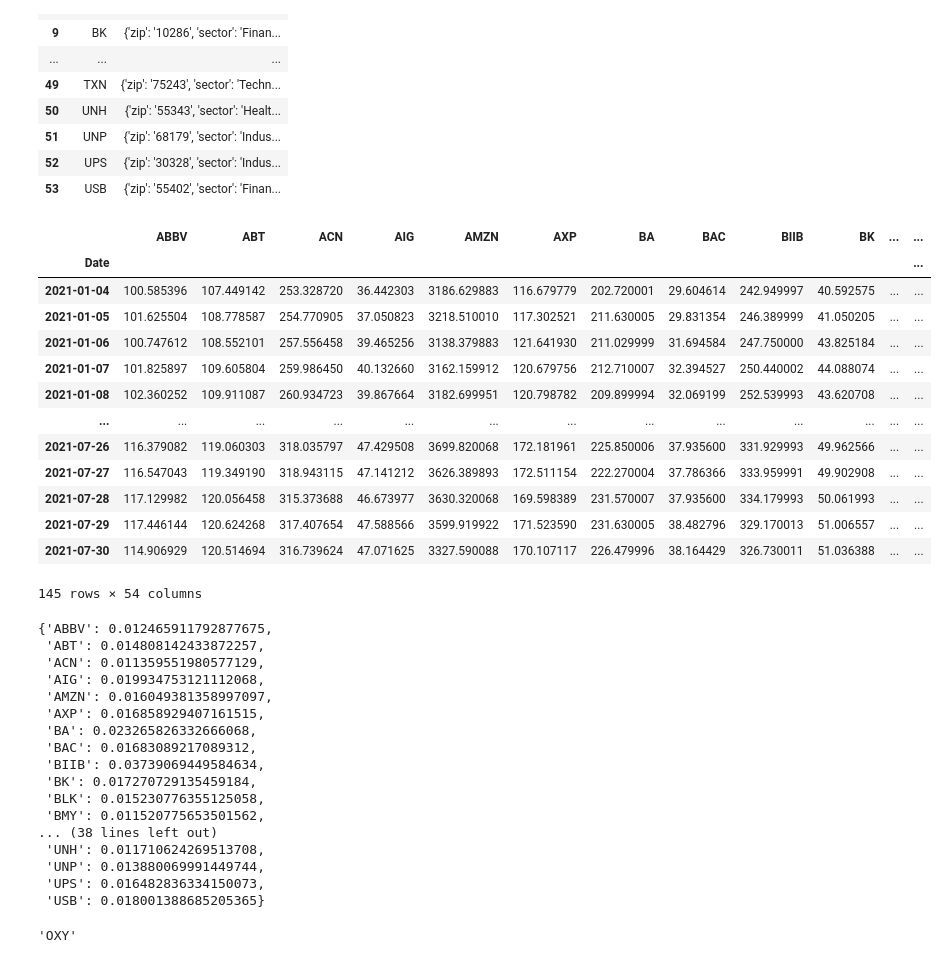
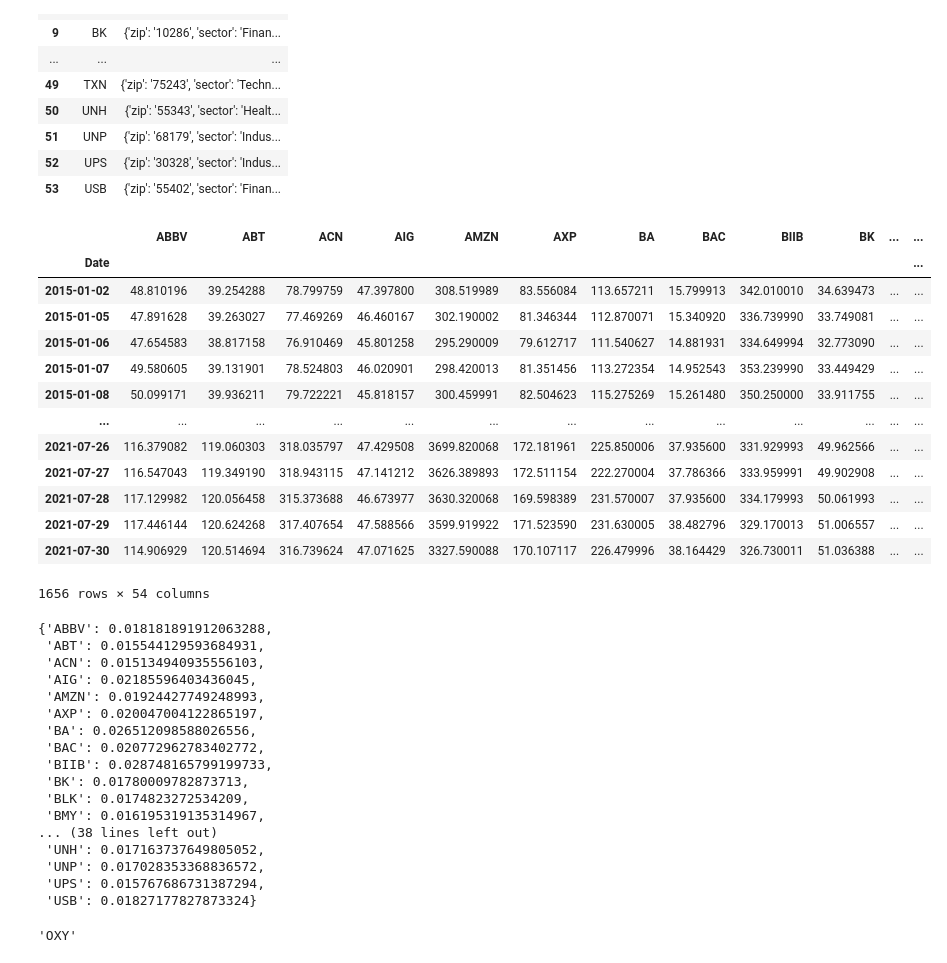
Before and after one commit to billbai0102/CFM101-Group-Assignment, a Jupyter notebook: Correlation code.ipynb, the cells around one changed output. Saved outputs shown, nothing was run; the diff lists cells and outputs as text; code cells hidden in the pictures.

```diff
--- a/Correlation code.ipynb
+++ b/Correlation code.ipynb
@@ -34,60 +34,64 @@ ticker_df
 | 52 | UPS | {'zip': '30328', 'sector': 'Indus... |
 | 53 | USB | {'zip': '55402', 'sector': 'Finan... |
 # %%
+#goes through the filtered list and creates a dataframe of their closing prices
 def dataframer(df,start_date,end_date):
     dic={}
     for i in range(len(df.index)):
         tick=df.iloc[i,0]
         t=yf.Ticker(tick)
         t_hist=t.history(start=start_date, end=end_date)
         dic[tick]=t_hist.Close
     return dic
 
-
-prices=pd.DataFrame(dataframer(ticker_df, "2021-01-01", "2021-08-01"))
+#creates the dataframe price using the function dataframer
+prices=pd.DataFrame(dataframer(ticker_df, "2015-01-01", "2021-08-01"))
 prices
 # %% [output]
 |  | ABBV | ABT | ACN | AIG | AMZN | AXP | BA | BAC | BIIB | BK | ... | ... |
 | Date |  |  |  |  |  |  |  |  |  |  |  | ... |
-| 2021-01-04 | 100.585396 | 107.449142 | 253.328720 | 36.442303 | 3186.629883 | 116.679779 | 202.720001 | 29.604614 | 242.949997 | 40.592575 | ... | ... |
-| 2021-01-05 | 101.625504 | 108.778587 | 254.770905 | 37.050823 | 3218.510010 | 117.302521 | 211.630005 | 29.831354 | 246.389999 | 41.050205 | ... | ... |
-| 2021-01-06 | 100.747612 | 108.552101 | 257.556458 | 39.465256 | 3138.379883 | 121.641930 | 211.029999 | 31.694584 | 247.750000 | 43.825184 | ... | ... |
-| 2021-01-07 | 101.825897 | 109.605804 | 259.986450 | 40.132660 | 3162.159912 | 120.679756 | 212.710007 | 32.394527 | 250.440002 | 44.088074 | ... | ... |
-| 2021-01-08 | 102.360252 | 109.911087 | 260.934723 | 39.867664 | 3182.699951 | 120.798782 | 209.899994 | 32.069199 | 252.539993 | 43.620708 | ... | ... |
+| 2015-01-02 | 48.810196 | 39.254288 | 78.799759 | 47.397800 | 308.519989 | 83.556084 | 113.657211 | 15.799913 | 342.010010 | 34.639473 | ... | ... |
+| 2015-01-05 | 47.891628 | 39.263027 | 77.469269 | 46.460167 | 302.190002 | 81.346344 | 112.870071 | 15.340920 | 336.739990 | 33.749081 | ... | ... |
+| 2015-01-06 | 47.654583 | 38.817158 | 76.910469 | 45.801258 | 295.290009 | 79.612717 | 111.540627 | 14.881931 | 334.649994 | 32.773090 | ... | ... |
+| 2015-01-07 | 49.580605 | 39.131901 | 78.524803 | 46.020901 | 298.420013 | 81.351456 | 113.272354 | 14.952543 | 353.239990 | 33.449429 | ... | ... |
+| 2015-01-08 | 50.099171 | 39.936211 | 79.722221 | 45.818157 | 300.459991 | 82.504623 | 115.275269 | 15.261480 | 350.250000 | 33.911755 | ... | ... |
 | ... | ... | ... | ... | ... | ... | ... | ... | ... | ... | ... | ... | ... |
 | 2021-07-26 | 116.379082 | 119.060303 | 318.035797 | 47.429508 | 3699.820068 | 172.181961 | 225.850006 | 37.935600 | 331.929993 | 49.962566 | ... | ... |
 | 2021-07-27 | 116.547043 | 119.349190 | 318.943115 | 47.141212 | 3626.389893 | 172.511154 | 222.270004 | 37.786366 | 333.959991 | 49.902908 | ... | ... |
 | 2021-07-28 | 117.129982 | 120.056458 | 315.373688 | 46.673977 | 3630.320068 | 169.598389 | 231.570007 | 37.935600 | 334.179993 | 50.061993 | ... | ... |
 | 2021-07-29 | 117.446144 | 120.624268 | 317.407654 | 47.588566 | 3599.919922 | 171.523590 | 231.630005 | 38.482796 | 329.170013 | 51.006557 | ... | ... |
 | 2021-07-30 | 114.906929 | 120.514694 | 316.739624 | 47.071625 | 3327.590088 | 170.107117 | 226.479996 | 38.164429 | 326.730011 | 51.036388 | ... | ... |
-145 rows × 54 columns
+1656 rows × 54 columns
 # %%
+#creates a dictionary of tickers and their std over a certain time period
 def stdlister(df):
     column=df.columns
     stdlst_dic={}
-    for i in range(len(df.columns)):
+
+    for i in range(len(column)):
         temp=df[str(column[i])].pct_change().std()
         stdlst_dic[str(column[i])]=temp
     return stdlst_dic
 
+#creates the dataframe slst which is a dictionary containing the tickers and their std
 slst=stdlister(prices)
 slst
 # %% [output]
-{'ABBV': 0.012465911792877675,
- 'ABT': 0.014808142433872257,
- 'ACN': 0.011359551980577129,
- 'AIG': 0.019934753121112068,
- 'AMZN': 0.016049381358997097,
- 'AXP': 0.016858929407161515,
- 'BA': 0.023265826332666068,
- 'BAC': 0.01683089217089312,
- 'BIIB': 0.03739069449584634,
- 'BK': 0.017270729135459184,
- 'BLK': 0.015230776355125058,
- 'BMY': 0.011520775653501562,
+{'ABBV': 0.018181891912063288,
+ 'ABT': 0.015544129593684931,
+ 'ACN': 0.015134940935556103,
+ 'AIG': 0.02185596403436045,
+ 'AMZN': 0.01924427749248993,
+ 'AXP': 0.020047004122865197,
+ 'BA': 0.026512098588026556,
+ 'BAC': 0.020772962783402772,
+ 'BIIB': 0.028748165799199733,
+ 'BK': 0.01780009782873713,
+ 'BLK': 0.0174823272534209,
+ 'BMY': 0.016195319135314967,
 ... (38 lines left out)
- 'UNH': 0.011710624269513708,
- 'UNP': 0.013880069991449744,
- 'UPS': 0.016482836334150073,
- 'USB': 0.018001388685205365}
+ 'UNH': 0.017163737649805052,
+ 'UNP': 0.017028353368836572,
+ 'UPS': 0.015767686731387294,
+ 'USB': 0.01827177827873324}
 # %%
```
Also changed, not shown: parts of 7 cells of this notebook.
